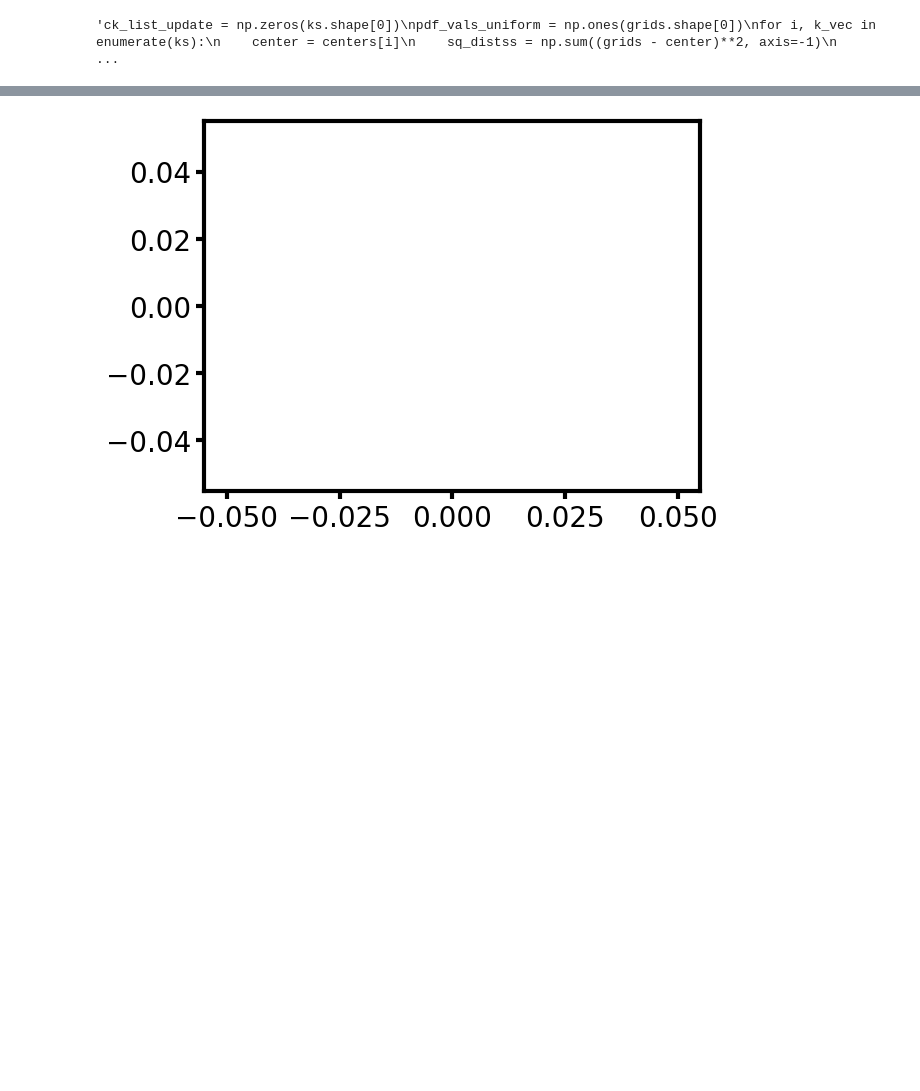
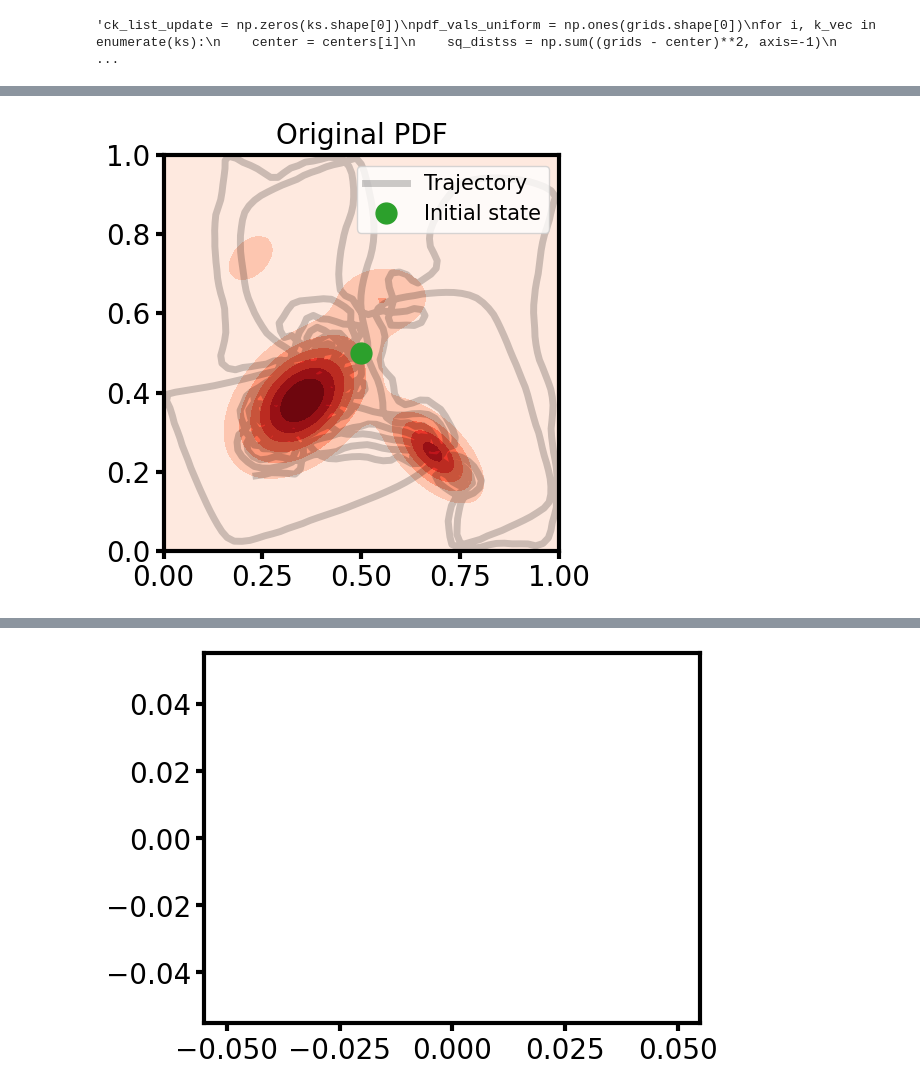
Before and after one commit to Justus-ui/Ergodic_control, a Jupyter notebook: smc_ergodic_different_basis.ipynb, the cells around one changed output, grey strips where cells are left out. Cells and saved outputs as stored; diff of their text form; code cells hidden in the pictures; blank space fills up the shorter version.

```diff
--- a/smc_ergodic_different_basis.ipynb
+++ b/smc_ergodic_different_basis.ipynb
@@ -526,3 +516,18 @@ Cosine similarity: 0.997696
+# %%
+fig, ax = plt.subplots(figsize=(6, 5), dpi=100, tight_layout=True)
+ax.set_aspect('equal')
+ax.set_xlim(0.0, L_list[0])
+ax.set_ylim(0.0, L_list[1])
+ax.set_title('Original PDF')
+ax.contourf(grids_x, grids_y, pdf_vals.reshape(grids_x.shape), cmap='Reds')
+ax.plot(x_traj[::10,0], x_traj[::10,1], linestyle='-', marker='', color='k', alpha=0.2, label='Trajectory')
+ax.plot(x_traj[0,0], x_traj[0,1], linestyle='', marker='o', markersize=15, color='C2', alpha=1.0, label='Initial state')
+ax.legend(loc=1)
+
+plt.show()
+plt.close()
+# %% [output]
+[figure, added]
 # %%
 mu_samples = sample_from_density_2d(pdf_vals.reshape(num_grid, num_grid), grids_x, grids_y, n_samples = x_traj.shape[0])
 fig, ax = plt.subplots(figsize=(6, 5), dpi=100, tight_layout=True)
```
Also changed, not shown: parts of 6 cells of this notebook, 3 other files.
